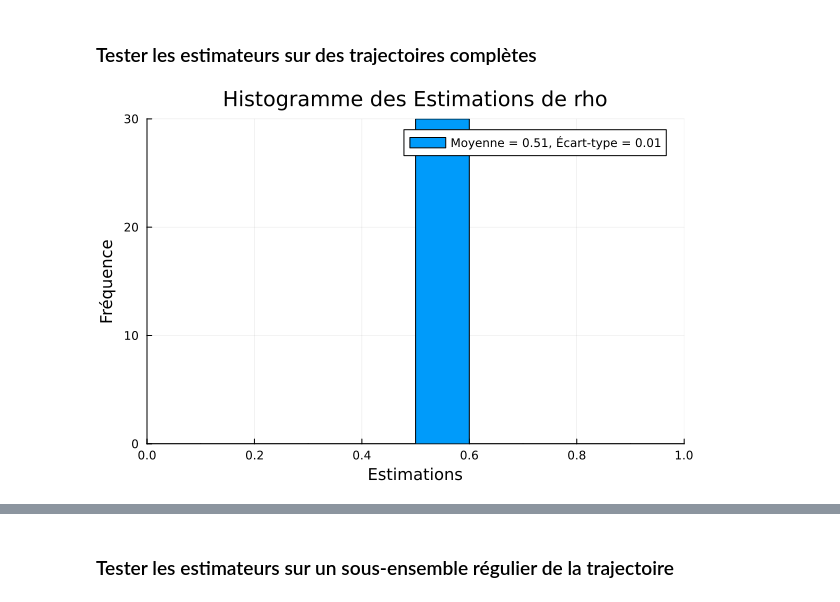
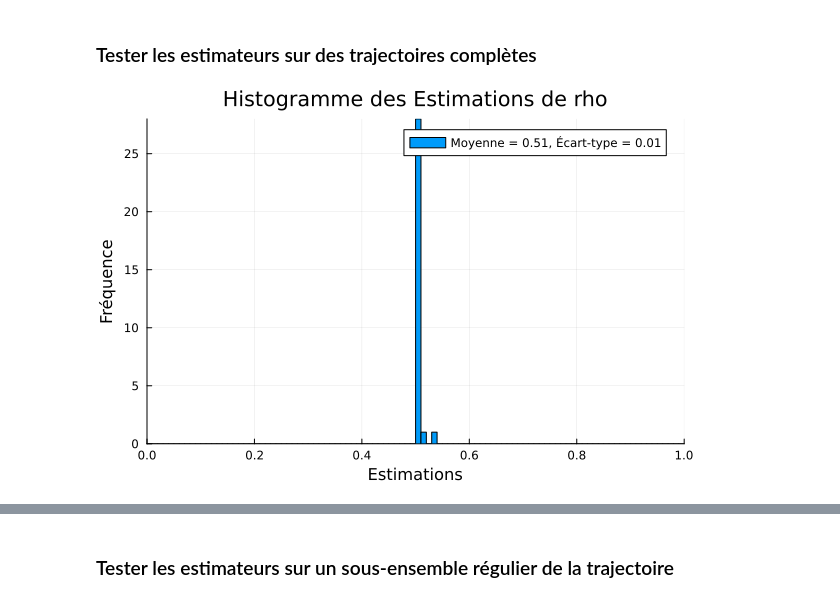
Before and after one commit to FaidYoussef/JuliaStatsProject, a Jupyter notebook: notebooks/simulation_et_estimation.ipynb, the cells around one changed output, grey strips where cells are left out. Cells and saved outputs as stored; diff of their text form; code cells hidden in the pictures.

```diff
--- a/notebooks/simulation_et_estimation.ipynb
+++ b/notebooks/simulation_et_estimation.ipynb
@@ -514,16 +644,16 @@ end
 # %%
 # Calcul de la moyenne et de l'écart-type
 mean_estimation = mean(estimations_rho)
 std_estimation = std(estimations_rho)
 
 # Créer l'histogramme et ajouter la légende avec la moyenne et l'écart-type
-histogram(estimations_rho, bins=0:0.1:1, xlabel="Estimations", ylabel="Fréquence", title="Histogramme des Estimations de rho", xlims=(0, 1),
+histogram(estimations_rho, bins=0:0.01:1, xlabel="Estimations", ylabel="Fréquence", title="Histogramme des Estimations de rho", xlims=(0, 1),
           label="Moyenne = $(round(mean_estimation, digits=2)), Écart-type = $(round(std_estimation, digits=2))")
 
 # Afficher le plot
 plot!()
 # %% [output]
-[figure, old version]
+[figure, new version]
 # %%
 # Calcul de la moyenne et de l'écart-type
 mean_estimation = mean(estimations_mu)
```
Also changed, not shown: parts of 74 cells of this notebook.
